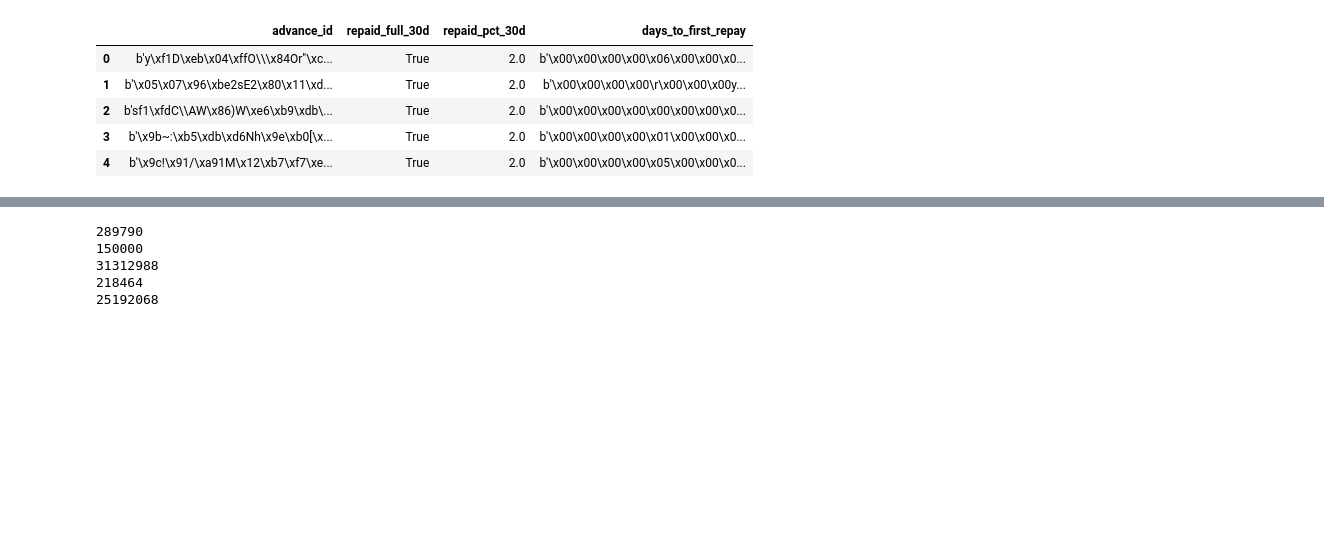
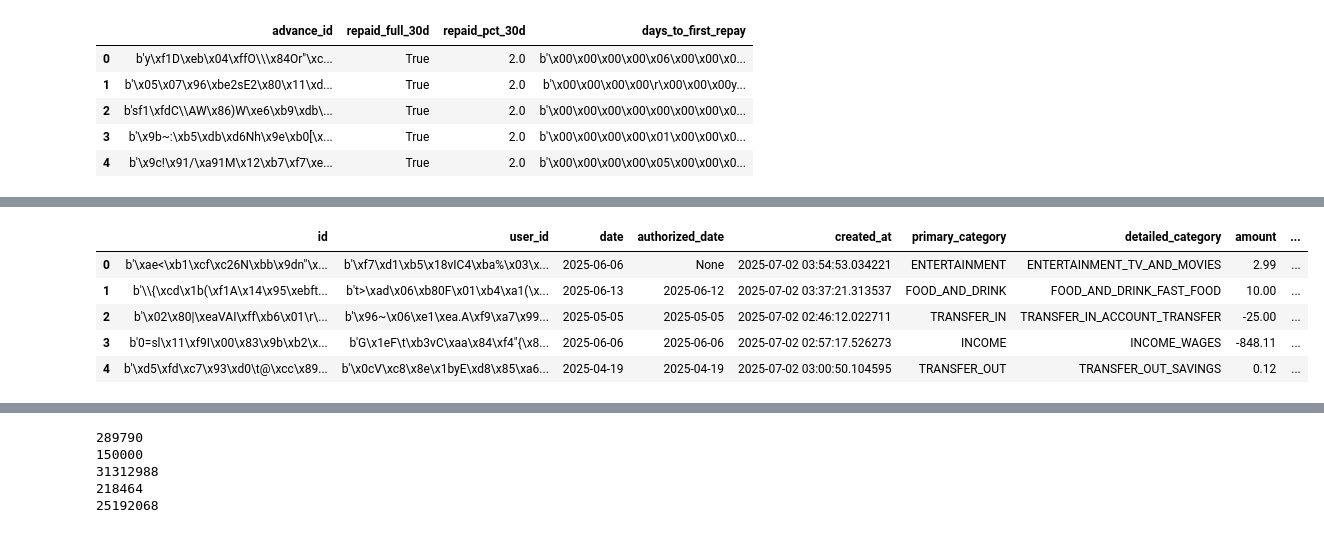
Before and after one commit to andrewcxjin/atm-applied-data-challenge, a Jupyter notebook: eda.ipynb, the cells around one changed output, grey strips where cells are left out. Saved outputs shown, nothing was run; the diff lists cells and outputs as text; code cells hidden in the pictures; blank space fills up the shorter version.

```diff
--- a/eda.ipynb
+++ b/eda.ipynb
@@ -66,0 +89,11 @@ transactions_df.head()
+# %%
+transactions4 = pq.read_table('data/transactions_sample_4.parquet')
+transactions4_df = transactions4.to_pandas()
+transactions4_df.head()
+# %% [output]
+|  | id | user_id | date | authorized_date | created_at | primary_category | detailed_category | amount | ... |
+| 0 | b'\xae<\xb1\xcf\xc26N\xbb\x9dn"\x... | b'\xf7\xd1\xb5\x18vIC4\xba%\x03\x... | 2025-06-06 | None | 2025-07-02 03:54:53.034221 | ENTERTAINMENT | ENTERTAINMENT_TV_AND_MOVIES | 2.99 | ... |
+| 1 | b'\\{\xcd\x1b(\xf1A\x14\x95\xebft... | b't>\xad\x06\xb80F\x01\xb4\xa1(\x... | 2025-06-13 | 2025-06-12 | 2025-07-02 03:37:21.313537 | FOOD_AND_DRINK | FOOD_AND_DRINK_FAST_FOOD | 10.00 | ... |
+| 2 | b'\x02\x80|\xeaVAI\xff\xb6\x01\r\... | b'\x96~\x06\xe1\xea.A\xf9\xa7\x99... | 2025-05-05 | 2025-05-05 | 2025-07-02 02:46:12.022711 | TRANSFER_IN | TRANSFER_IN_ACCOUNT_TRANSFER | -25.00 | ... |
+| 3 | b'0=sl\x11\xf9I\x00\x83\x9b\xb2\x... | b'G\x1eF\t\xb3vC\xaa\x84\xf4"{\x8... | 2025-06-06 | 2025-06-06 | 2025-07-02 02:57:17.526273 | INCOME | INCOME_WAGES | -848.11 | ... |
+| 4 | b'\xd5\xfd\xc7\x93\xd0\t@\xcc\x89... | b'\x0cV\xc8\x8e\x1byE\xd8\x85\xa6... | 2025-04-19 | 2025-04-19 | 2025-07-02 03:00:50.104595 | TRANSFER_OUT | TRANSFER_OUT_SAVINGS | 0.12 | ... |
```
Also changed, not shown: parts of 12 cells of this notebook, 1 other file.
